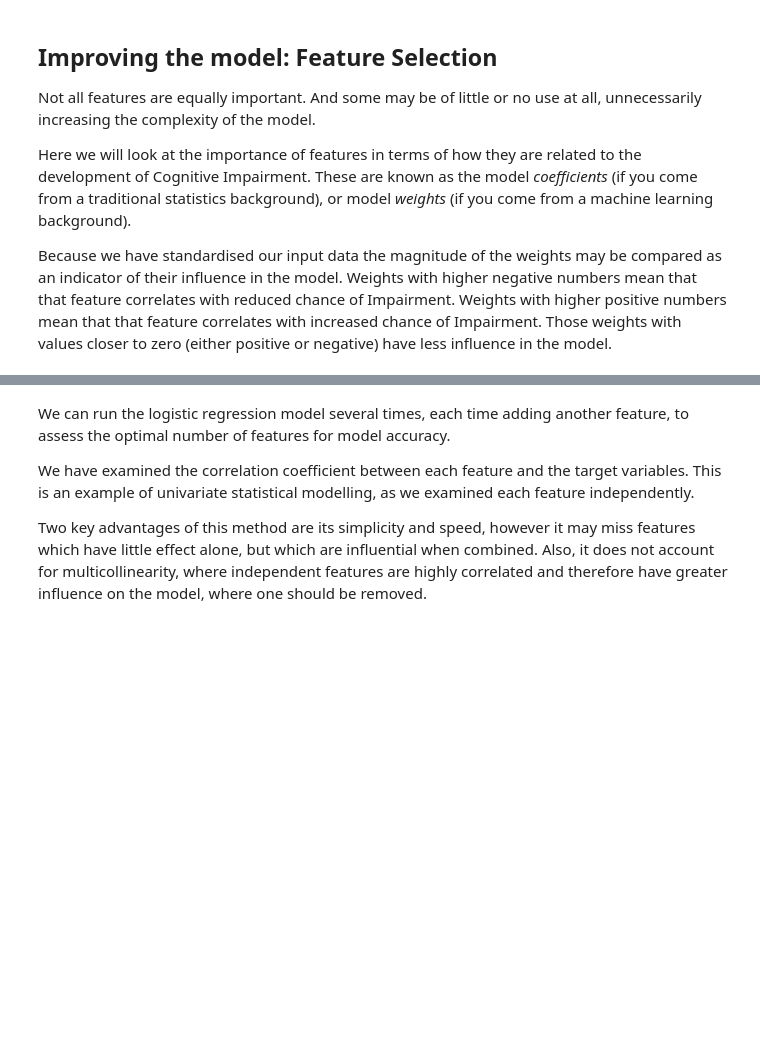
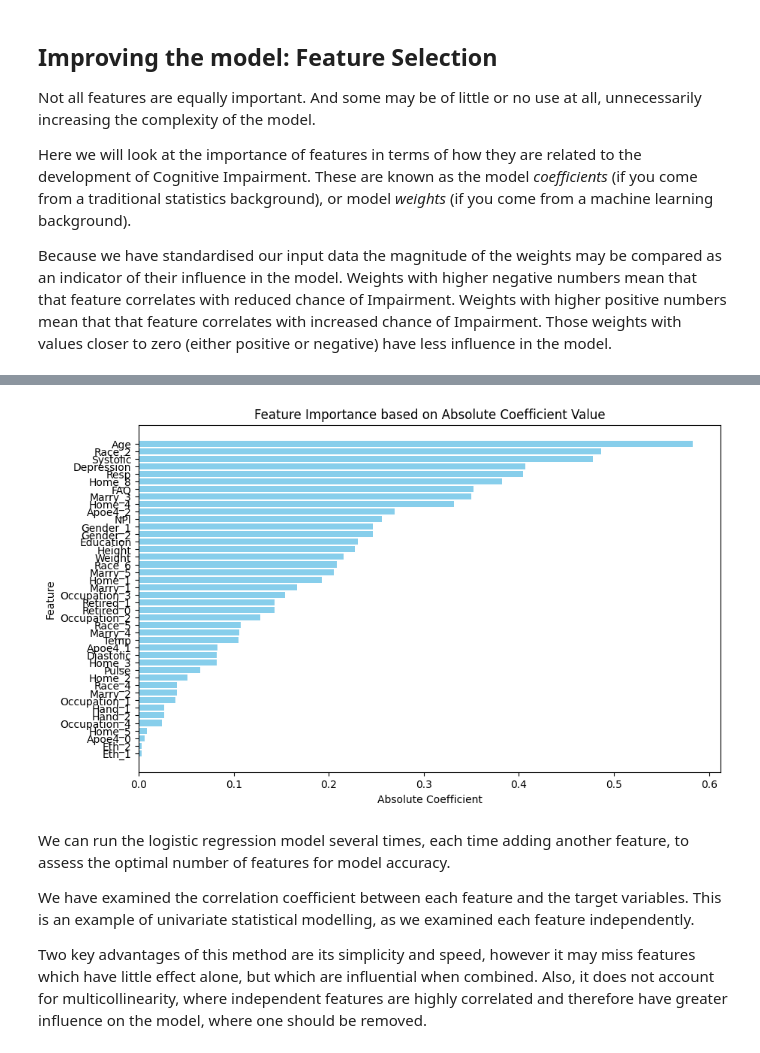
Before and after one commit to hot-squid/Alzheimers-Research, a Jupyter notebook: Analysis.ipynb, the cells around one changed output, grey strips where cells are left out. Drawn from its saved outputs; the diff is of its cells as text; code cells hidden in the pictures; blank space fills up the shorter version.

```diff
--- a/Analysis.ipynb
+++ b/Analysis.ipynb
@@ -279,3 +279,17 @@ co_eff_df
+# %%
+# Sort the dataframe by 'abs_co_eff' for proper ordering in the bar graph
+co_eff_df.sort_values(by='abs_co_eff', ascending=False, inplace=True)
+
+# Plotting the bar graph to show the feature importance
+plt.figure(figsize=(10, 6))
+plt.barh(co_eff_df['feature'], co_eff_df['abs_co_eff'], color='skyblue')
+plt.xlabel('Absolute Coefficient')
+plt.ylabel('Feature')
+plt.title('Feature Importance based on Absolute Coefficient Value')
+plt.gca().invert_yaxis()  # To display the largest coefficients at the top
+plt.show()
+# %% [output]
+[figure, added]
 # %% [markdown]
 We can run the logistic regression model several times, each time adding another feature, to assess the optimal number of features for model accuracy.
 
```
Also changed, not shown: parts of 13 cells of this notebook.
